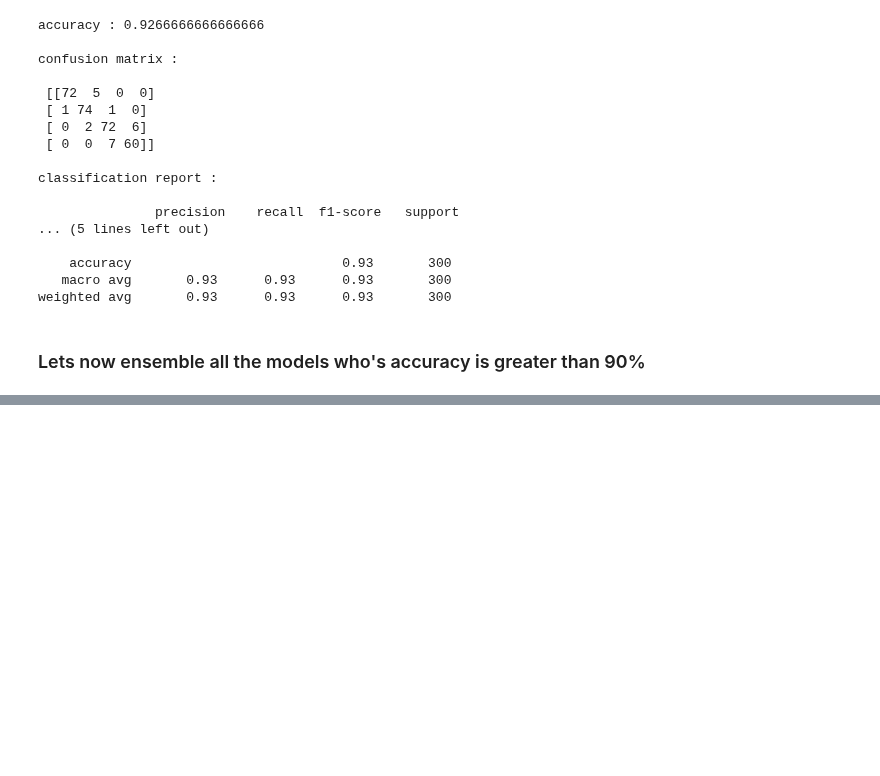
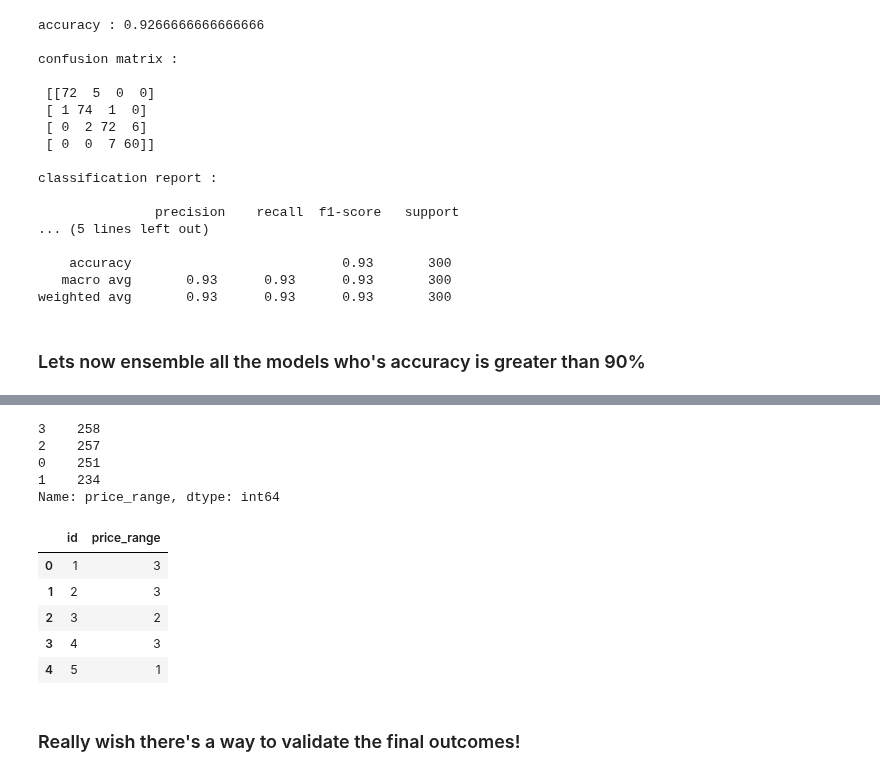
Before and after one commit to SharanKalyan/Mobile-Price-Classification-Kaggle, a Jupyter notebook: Analysis.ipynb, the cells around one changed output, grey strips where cells are left out. Drawn from its saved outputs; the diff is of its cells as text; code cells hidden in the pictures; blank space fills up the shorter version.

```diff
--- a/Analysis.ipynb
+++ b/Analysis.ipynb
@@ -711,0 +824,30 @@ weighted avg       0.93      0.93      0.93       300
+# %%
+loaded_model = pickle.load(open('finalized_model.sav', 'rb'))
+# %%
+final_predictions = loaded_model.predict(test)
+# %%
+fp = []
+for i in final_predictions:
+    fp.append(i[0])
+final_predictions = fp
+# %%
+final_data = pd.DataFrame({'id':ids , 'price_range':final_predictions})
+# %%
+final_data.price_range.value_counts()
+# %% [output]
+3    258
+2    257
+0    251
+1    234
+Name: price_range, dtype: int64
+# %%
+final_data.head()
+# %% [output]
+|  | id | price_range |
+| 0 | 1 | 3 |
+| 1 | 2 | 3 |
+| 2 | 3 | 2 |
+| 3 | 4 | 3 |
+| 4 | 5 | 1 |
+# %% [markdown]
+### Really wish there's a way to validate the final outcomes!
```
Also changed, not shown: parts of 19 cells of this notebook.
